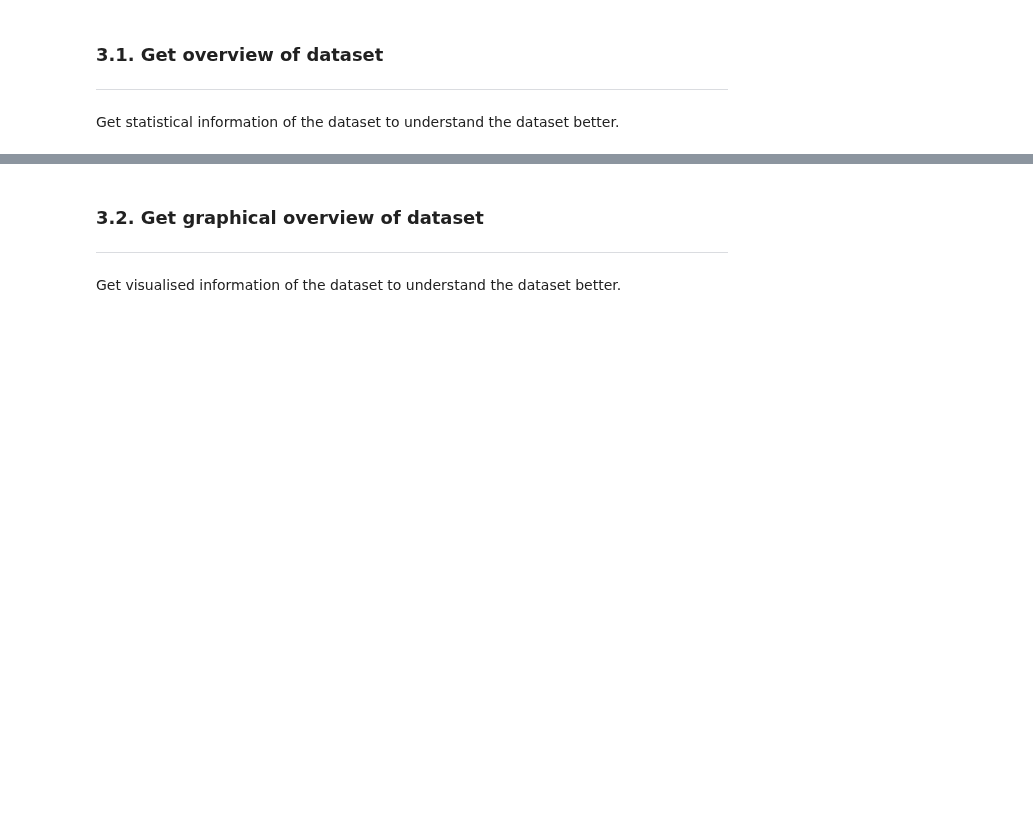
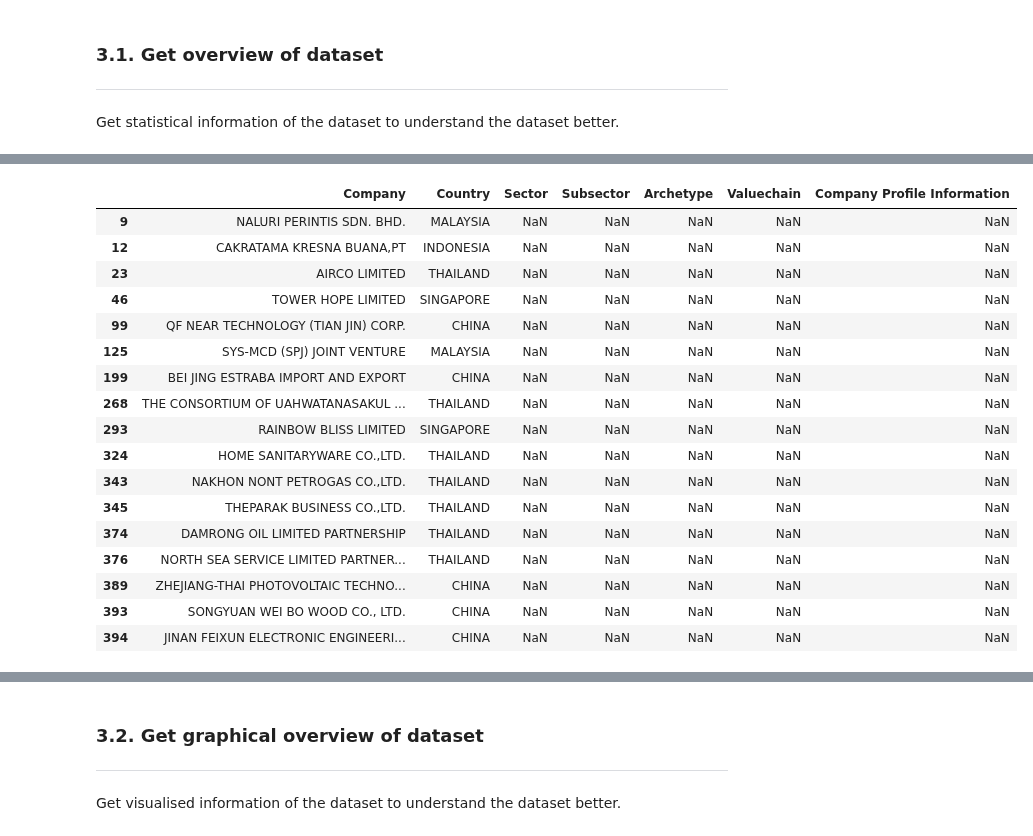
Before and after one commit to ngzhankang/finalYearProjectUOB, a Jupyter notebook: NLP.ipynb, the cells around one changed output, grey strips where cells are left out. Cells and saved outputs as stored; diff of their text form; code cells hidden in the pictures; blank space fills up the shorter version.

```diff
--- a/NLP.ipynb
+++ b/NLP.ipynb
@@ -326,0 +389,25 @@ Name: Archetype, dtype: int64
+# %%
+# find all the rows with nan data in sector, subsector, archetype and valuechain
+cols_to_check = ['Sector', 'Subsector', 'Archetype', 'Valuechain', 'Company Profile Information']
+empty = df_filteredCompanies[df_filteredCompanies[cols_to_check].isnull().all(1)]
+
+empty
+# %% [output]
+|  | Company | Country | Sector | Subsector | Archetype | Valuechain | Company Profile Information |
+| 9 | NALURI PERINTIS SDN. BHD. | MALAYSIA | NaN | NaN | NaN | NaN | NaN |
+| 12 | CAKRATAMA KRESNA BUANA,PT | INDONESIA | NaN | NaN | NaN | NaN | NaN |
+| 23 | AIRCO LIMITED | THAILAND | NaN | NaN | NaN | NaN | NaN |
+| 46 | TOWER HOPE LIMITED | SINGAPORE | NaN | NaN | NaN | NaN | NaN |
+| 99 | QF NEAR TECHNOLOGY (TIAN JIN) CORP. | CHINA | NaN | NaN | NaN | NaN | NaN |
+| 125 | SYS-MCD (SPJ) JOINT VENTURE | MALAYSIA | NaN | NaN | NaN | NaN | NaN |
+| 199 | BEI JING ESTRABA IMPORT AND EXPORT | CHINA | NaN | NaN | NaN | NaN | NaN |
+| 268 | THE CONSORTIUM OF UAHWATANASAKUL ... | THAILAND | NaN | NaN | NaN | NaN | NaN |
+| 293 | RAINBOW BLISS LIMITED | SINGAPORE | NaN | NaN | NaN | NaN | NaN |
+| 324 | HOME SANITARYWARE CO.,LTD. | THAILAND | NaN | NaN | NaN | NaN | NaN |
+| 343 | NAKHON NONT PETROGAS CO.,LTD. | THAILAND | NaN | NaN | NaN | NaN | NaN |
+| 345 | THEPARAK BUSINESS CO.,LTD. | THAILAND | NaN | NaN | NaN | NaN | NaN |
+| 374 | DAMRONG OIL LIMITED PARTNERSHIP | THAILAND | NaN | NaN | NaN | NaN | NaN |
+| 376 | NORTH SEA SERVICE LIMITED PARTNER... | THAILAND | NaN | NaN | NaN | NaN | NaN |
+| 389 | ZHEJIANG-THAI PHOTOVOLTAIC TECHNO... | CHINA | NaN | NaN | NaN | NaN | NaN |
+| 393 | SONGYUAN WEI BO WOOD CO., LTD. | CHINA | NaN | NaN | NaN | NaN | NaN |
+| 394 | JINAN FEIXUN ELECTRONIC ENGINEERI... | CHINA | NaN | NaN | NaN | NaN | NaN |
```
Also changed, not shown: parts of 18 cells of this notebook.
